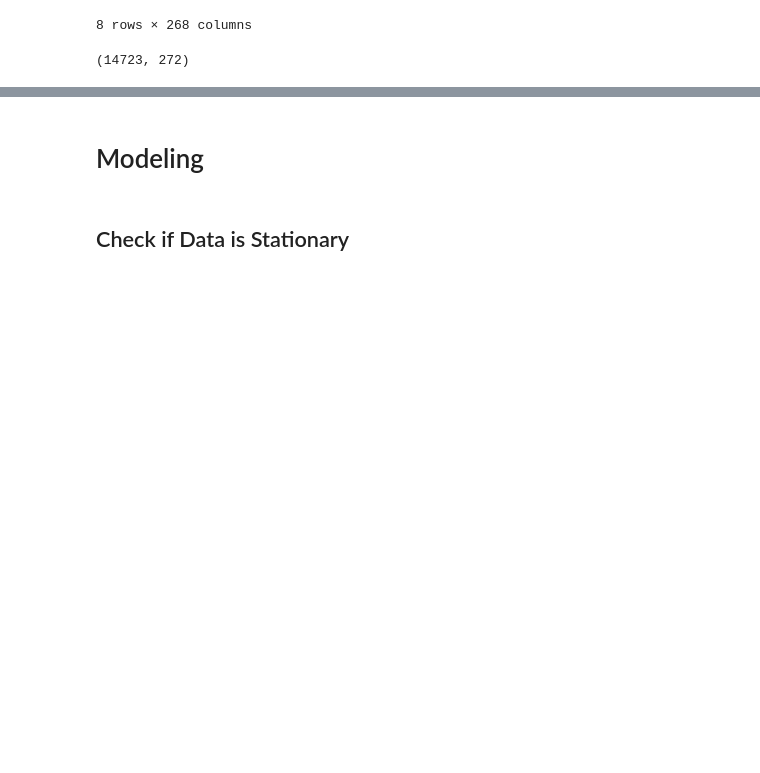
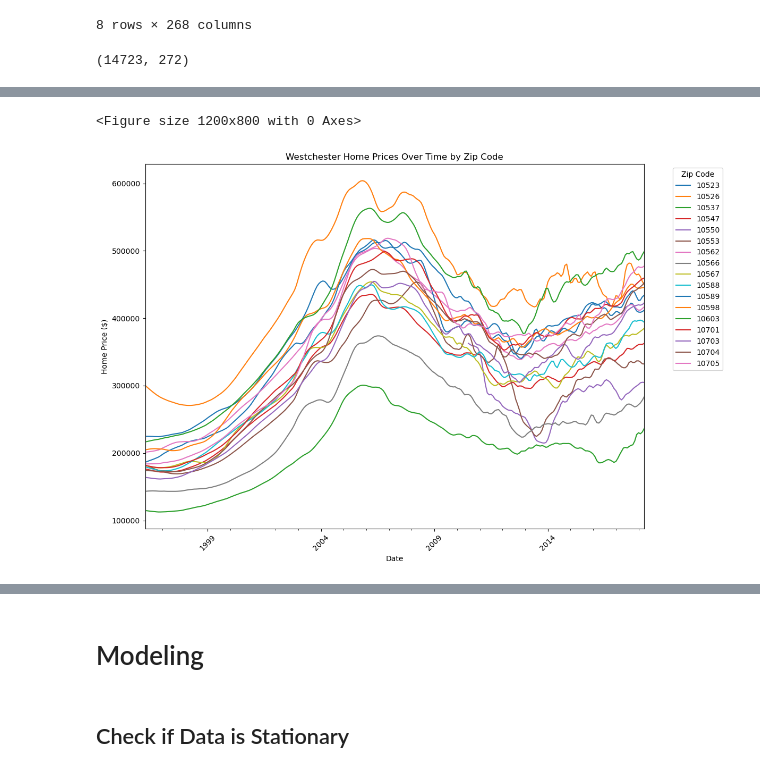
Before and after one commit to hannahdallas/zillow_time_series_model, a Jupyter notebook: notebook.ipynb, the cells around one changed output, grey strips where cells are left out. Saved outputs shown, nothing was run; the diff lists cells and outputs as text; code cells hidden in the pictures; blank space fills up the shorter version.

Commit message:
Added to data preparation

```diff
--- a/notebook.ipynb
+++ b/notebook.ipynb
@@ -77,3 +34,8 @@ df.head()
 | 3 | 84616 | 60614 | Chicago | IL | Chicago | Cook | 4 | 498100.0 | 500900.0 | 503100.0 | ... |
 | 4 | 93144 | 79936 | El Paso | TX | El Paso | El Paso | 5 | 77300.0 | 77300.0 | 77300.0 | ... |
 5 rows × 272 columns
+# %%
+# Since we know we are only looking in Westchester county, let's filter our dataset for that
+
+westchester_df = df[df['CountyName'] == 'Westchester']
+westchester_df.head()
@@ -309,0 +121,5 @@ def display_df (dftest):
+# %%
+filtered_df = westchester_df[westchester_df['2018-04'] <=500_000]
+
+# Display the filtered DataFrame
+filtered_df.head(15)
@@ -309,0 +199,3 @@ def display_df (dftest):
+# %%
+# rename columns
+filtered_df = filtered_df.rename(columns={'RegionName': 'Zipcode'})
@@ -309,0 +224,8 @@ def display_df (dftest):
+# %%
+# Identify the non-date columns
+id_vars = ['RegionID', 'Zipcode', 'City', 'State', 'Metro', 'CountyName', 'SizeRank']
+
+# Melt the DataFrame
+melted_df = filtered_df.melt(id_vars=id_vars, var_name='Date', value_name='HomePrice')
+
+melted_df
@@ -309,0 +246,22 @@ def display_df (dftest):
+# %%
+# Plot Home prices over time
+
+melted_df['Date'] = pd.to_datetime(melted_df['Date'], format='%Y-%m')
+
+# Pivot the DataFrame so that each Zipcode has its own column with HomePrices as the values
+pivot_df = melted_df.pivot(index='Date', columns='Zipcode', values='HomePrice')
+
+# Plot home prices over time for each Zipcode
+plt.figure(figsize=(12, 8))
+pivot_df.plot(figsize=(12, 8))
+
+plt.title('Westchester Home Prices Over Time by Zip Code')
+plt.xlabel('Date')
+plt.ylabel('Home Price ($)')
+plt.legend(title='Zip Code', bbox_to_anchor=(1.05, 1), loc='upper left')
+plt.xticks(rotation=45)
+plt.tight_layout()
+plt.show()
+# %% [output]
+<Figure size 1200x800 with 0 Axes>
+[figure, added]
```
Also changed, not shown: parts of 55 cells of this notebook.
